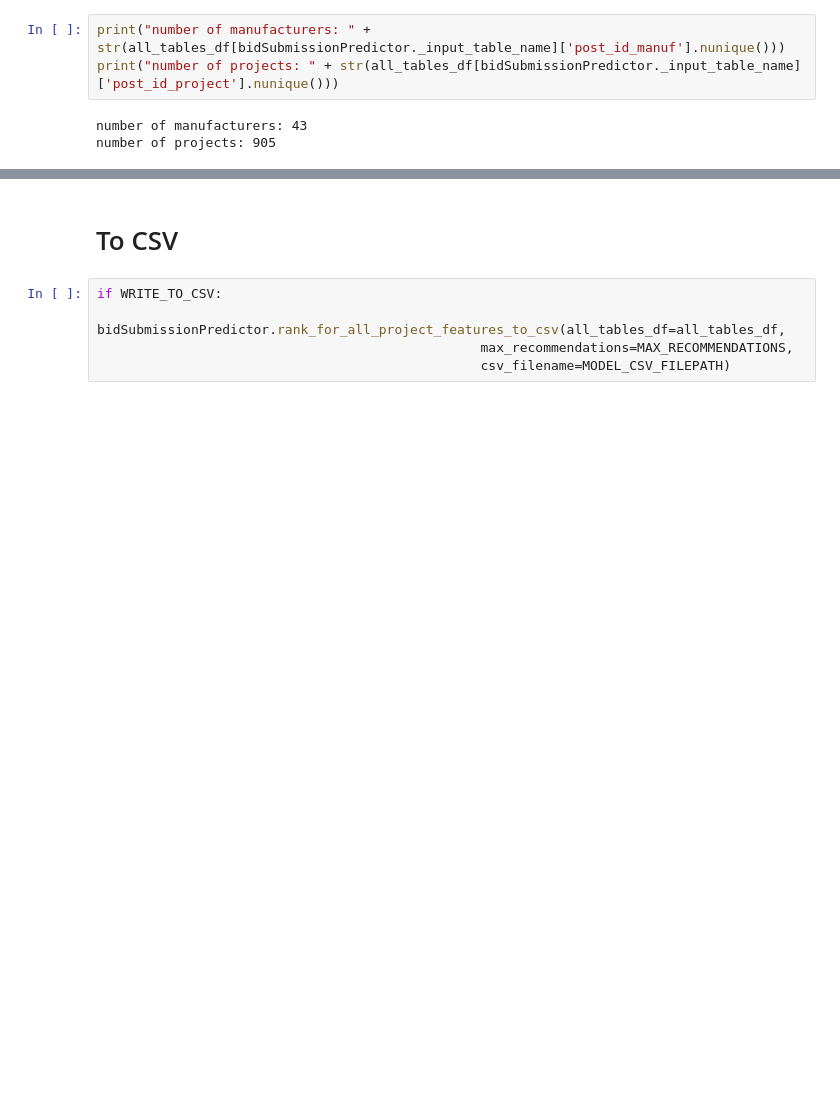
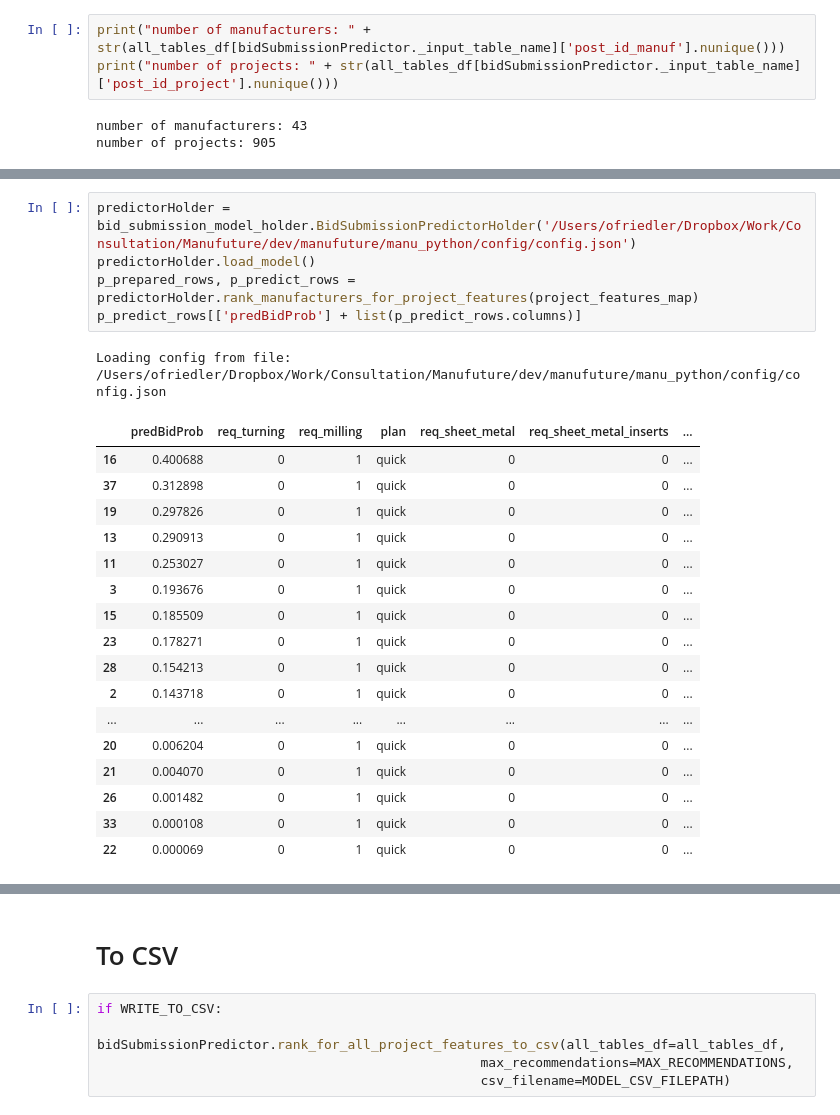
Before and after one commit to ophir-friedler/manufuture, a Jupyter notebook: manu_python/Modelling.ipynb, the cells around one changed output, grey strips where cells are left out. Drawn from its saved outputs; the diff is of its cells as text; blank space fills up the shorter version.

```diff
--- a/manu_python/Modelling.ipynb
+++ b/manu_python/Modelling.ipynb
@@ -156,0 +186,24 @@ dict_keys(['wp_actionscheduler_actions', 'wp_actionscheduler_claims', 'wp_action
+# %%
+predictorHolder = bid_submission_model_holder.BidSubmissionPredictorHolder('/Users/ofriedler/Dropbox/Work/Consultation/Manufuture/dev/manufuture/manu_python/config/config.json')
+predictorHolder.load_model()
+p_prepared_rows, p_predict_rows = predictorHolder.rank_manufacturers_for_project_features(project_features_map)
+p_predict_rows[['predBidProb'] + list(p_predict_rows.columns)]
+# %% [output]
+Loading config from file: /Users/ofriedler/Dropbox/Work/Consultation/Manufuture/dev/manufuture/manu_python/config/config.json
+|  | predBidProb | req_turning | req_milling | plan | req_sheet_metal | req_sheet_metal_inserts | ... |
+| 16 | 0.400688 | 0 | 1 | quick | 0 | 0 | ... |
+| 37 | 0.312898 | 0 | 1 | quick | 0 | 0 | ... |
+| 19 | 0.297826 | 0 | 1 | quick | 0 | 0 | ... |
+| 13 | 0.290913 | 0 | 1 | quick | 0 | 0 | ... |
+| 11 | 0.253027 | 0 | 1 | quick | 0 | 0 | ... |
+| 3 | 0.193676 | 0 | 1 | quick | 0 | 0 | ... |
+| 15 | 0.185509 | 0 | 1 | quick | 0 | 0 | ... |
+| 23 | 0.178271 | 0 | 1 | quick | 0 | 0 | ... |
+| 28 | 0.154213 | 0 | 1 | quick | 0 | 0 | ... |
+| 2 | 0.143718 | 0 | 1 | quick | 0 | 0 | ... |
+| ... | ... | ... | ... | ... | ... | ... | ... |
+| 20 | 0.006204 | 0 | 1 | quick | 0 | 0 | ... |
+| 21 | 0.004070 | 0 | 1 | quick | 0 | 0 | ... |
+| 26 | 0.001482 | 0 | 1 | quick | 0 | 0 | ... |
+| 33 | 0.000108 | 0 | 1 | quick | 0 | 0 | ... |
+| 22 | 0.000069 | 0 | 1 | quick | 0 | 0 | ... |
```
Also changed, not shown: parts of 24 cells of this notebook, 14 other files.
